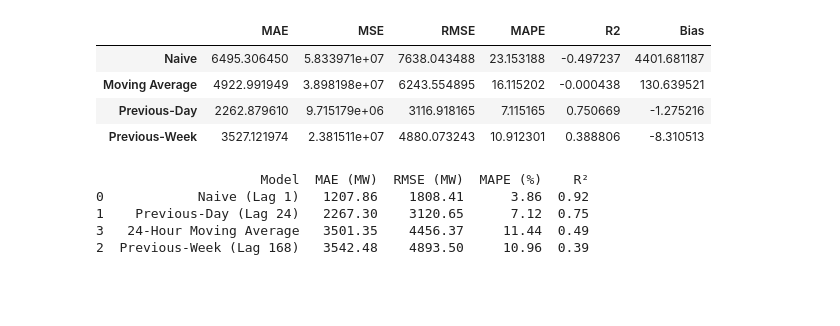
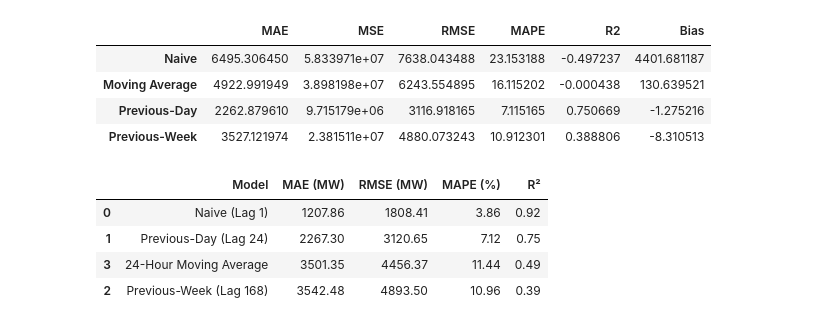
Before and after one commit to Logesh-M0324/Weekend_Task, a Jupyter notebook: Electricity Demand Forecasting using Deep Learning/Notebooks/04_BaslineModel.ipynb, the cells around one changed output. Cells and saved outputs as stored; diff of their text form; code cells hidden in the pictures; blank space fills up the shorter version.

Commit message:
final phase 7 and phase 6 initial commit

```diff
--- a/Electricity Demand Forecasting using Deep Learning/Notebooks/04_BaslineModel.ipynb
+++ b/Electricity Demand Forecasting using Deep Learning/Notebooks/04_BaslineModel.ipynb
@@ -499,54 +499,50 @@ baseline_results
 # %%
 test_df = test_df.copy()
 
-# Naive Forecast (Lag 1)
 test_df['pred_naive'] = test_df['PJME_MW'].shift(1)
 
-# Previous-Day Forecast (Lag 24)
 test_df['pred_prev_day'] = test_df['PJME_MW'].shift(24)
 
-# Previous-Week Forecast (Lag 168)
 test_df['pred_prev_week'] = test_df['PJME_MW'].shift(168)
 
-# Moving Average Forecast (24-Hour Rolling Mean)
+
 test_df['pred_moving_avg'] = test_df['PJME_MW'].shift(1).rolling(window=24).mean()
 
-# Drop initial NaNs generated by shifting to ensure aligned evaluation
+
 eval_df = test_df.dropna().copy()
 
-# 2. Define Evaluation Metrics Function
+
 def evaluate_forecast(y_true, y_pred):
     mae = mean_absolute_error(y_true, y_pred)
     rmse = np.sqrt(mean_squared_error(y_true, y_pred))
     mape = np.mean(np.abs((y_true - y_pred) / y_true)) * 100
     r2 = r2_score(y_true, y_pred)
     return mae, rmse, mape, r2
 
-# 3. Calculate Performance Metrics
+
 baselines = {
     'Naive (Lag 1)': eval_df['pred_naive'],
     'Previous-Day (Lag 24)': eval_df['pred_prev_day'],
     'Previous-Week (Lag 168)': eval_df['pred_prev_week'],
     '24-Hour Moving Average': eval_df['pred_moving_avg']
 }
 
 results = []
 for name, preds in baselines.items():
     mae, rmse, mape, r2 = evaluate_forecast(eval_df['PJME_MW'], preds)
     results.append({
         'Model': name,
         'MAE (MW)': round(mae, 2),
         'RMSE (MW)': round(rmse, 2),
         'MAPE (%)': round(mape, 2),
         'R²': round(r2, 2)
     })
 
-# Display Results Table
 baseline_summary = pd.DataFrame(results).sort_values(by='RMSE (MW)')
-print(baseline_summary)
+baseline_summary
 # %% [output]
-                     Model  MAE (MW)  RMSE (MW)  MAPE (%)    R²
-0            Naive (Lag 1)   1207.86    1808.41      3.86  0.92
-1    Previous-Day (Lag 24)   2267.30    3120.65      7.12  0.75
-3   24-Hour Moving Average   3501.35    4456.37     11.44  0.49
-2  Previous-Week (Lag 168)   3542.48    4893.50     10.96  0.39
+|  | Model | MAE (MW) | RMSE (MW) | MAPE (%) | R² |
+| 0 | Naive (Lag 1) | 1207.86 | 1808.41 | 3.86 | 0.92 |
+| 1 | Previous-Day (Lag 24) | 2267.30 | 3120.65 | 7.12 | 0.75 |
+| 3 | 24-Hour Moving Average | 3501.35 | 4456.37 | 11.44 | 0.49 |
+| 2 | Previous-Week (Lag 168) | 3542.48 | 4893.50 | 10.96 | 0.39 |
```
Also changed, not shown: 3 other files.
